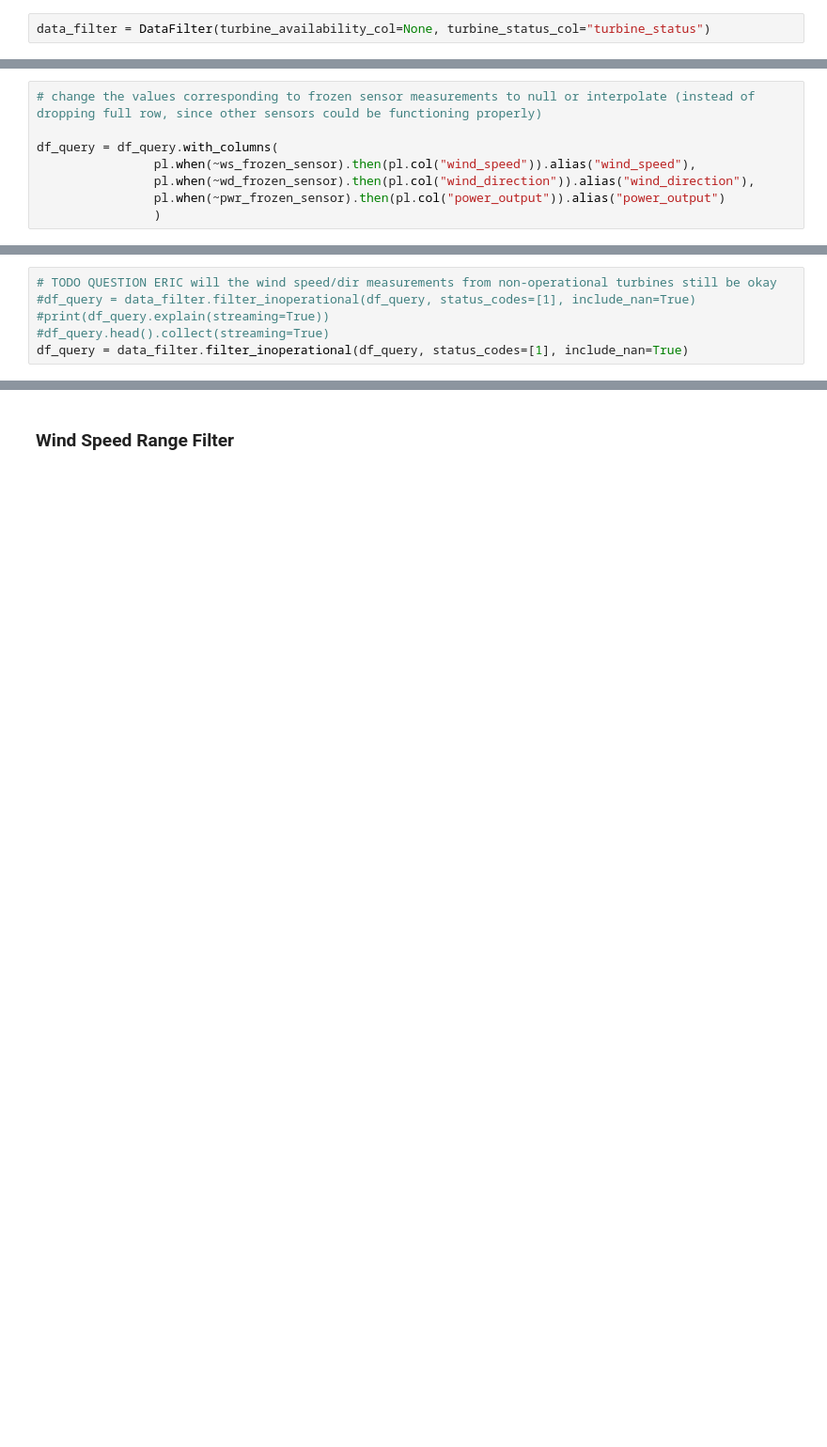
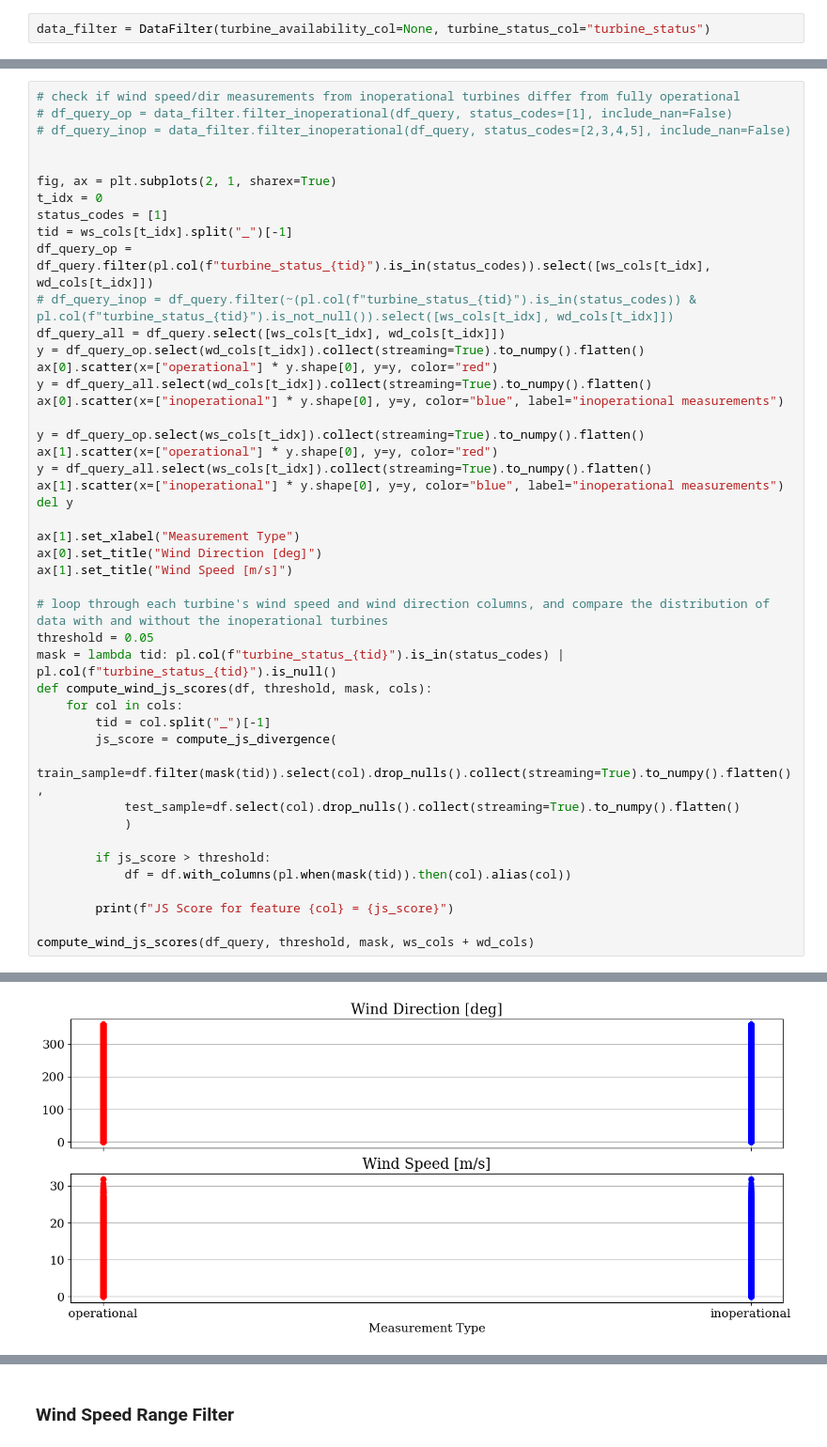
Before and after one commit to achenry/wind-forecasting, a Jupyter notebook: wind_forecasting/preprocessing/preprocessing_main.ipynb, the cells around one changed output, grey strips where cells are left out. Shown at 94% size. Saved outputs shown, nothing was run; the diff lists cells and outputs as text; blank space fills up the shorter version.

```diff
--- a/wind_forecasting/preprocessing/preprocessing_main.ipynb
+++ b/wind_forecasting/preprocessing/preprocessing_main.ipynb
@@ -158,8 +235,0 @@ if PLOT:
-# %%
-# change the values corresponding to frozen sensor measurements to null or interpolate (instead of dropping full row, since other sensors could be functioning properly)
-
-df_query = df_query.with_columns(
-                pl.when(~ws_frozen_sensor).then(pl.col("wind_speed")).alias("wind_speed"),
-                pl.when(~wd_frozen_sensor).then(pl.col("wind_direction")).alias("wind_direction"),
-                pl.when(~pwr_frozen_sensor).then(pl.col("power_output")).alias("power_output")
-                )
@@ -178,6 +237,0 @@ print(df_query.collect(streaming=True).shape)
-# %%
-# TODO QUESTION ERIC will the wind speed/dir measurements from non-operational turbines still be okay
-#df_query = data_filter.filter_inoperational(df_query, status_codes=[1], include_nan=True)
-#print(df_query.explain(streaming=True))
-#df_query.head().collect(streaming=True)
-df_query = data_filter.filter_inoperational(df_query, status_codes=[1], include_nan=True)
@@ -185,0 +238,46 @@ print(df_query.collect(streaming=True).shape)
+# %%
+# check if wind speed/dir measurements from inoperational turbines differ from fully operational
+# df_query_op = data_filter.filter_inoperational(df_query, status_codes=[1], include_nan=False)
+# df_query_inop = data_filter.filter_inoperational(df_query, status_codes=[2,3,4,5], include_nan=False)
+
+
+fig, ax = plt.subplots(2, 1, sharex=True)
+t_idx = 0
+status_codes = [1]
+tid = ws_cols[t_idx].split("_")[-1]
+df_query_op = df_query.filter(pl.col(f"turbine_status_{tid}").is_in(status_codes)).select([ws_cols[t_idx], wd_cols[t_idx]])
+# df_query_inop = df_query.filter(~(pl.col(f"turbine_status_{tid}").is_in(status_codes)) & pl.col(f"turbine_status_{tid}").is_not_null()).select([ws_cols[t_idx], wd_cols[t_idx]])
+df_query_all = df_query.select([ws_cols[t_idx], wd_cols[t_idx]])
+y = df_query_op.select(wd_cols[t_idx]).collect(streaming=True).to_numpy().flatten()
+ax[0].scatter(x=["operational"] * y.shape[0], y=y, color="red")
+y = df_query_all.select(wd_cols[t_idx]).collect(streaming=True).to_numpy().flatten()
+ax[0].scatter(x=["inoperational"] * y.shape[0], y=y, color="blue", label="inoperational measurements")
+
+y = df_query_op.select(ws_cols[t_idx]).collect(streaming=True).to_numpy().flatten()
+ax[1].scatter(x=["operational"] * y.shape[0], y=y, color="red")
+y = df_query_all.select(ws_cols[t_idx]).collect(streaming=True).to_numpy().flatten()
+ax[1].scatter(x=["inoperational"] * y.shape[0], y=y, color="blue", label="inoperational measurements")
+del y
+
+ax[1].set_xlabel("Measurement Type")
+ax[0].set_title("Wind Direction [deg]")
+ax[1].set_title("Wind Speed [m/s]")
+
+# loop through each turbine's wind speed and wind direction columns, and compare the distribution of data with and without the inoperational turbines
+threshold = 0.05
+mask = lambda tid: pl.col(f"turbine_status_{tid}").is_in(status_codes) | pl.col(f"turbine_status_{tid}").is_null()
+def compute_wind_js_scores(df, threshold, mask, cols):
+    for col in cols:
+        tid = col.split("_")[-1]
+        js_score = compute_js_divergence(
+            train_sample=df.filter(mask(tid)).select(col).drop_nulls().collect(streaming=True).to_numpy().flatten(),
+            test_sample=df.select(col).drop_nulls().collect(streaming=True).to_numpy().flatten()
+            )
+
+        if js_score > threshold:
+            df = df.with_columns(pl.when(mask(tid)).then(col).alias(col))
+
+        print(f"JS Score for feature {col} = {js_score}")
+
+compute_wind_js_scores(df_query, threshold, mask, ws_cols + wd_cols)
+# %% [output]
@@ -185,0 +290 @@ print(df_query.collect(streaming=True).shape)
+[figure, added]
```
Also changed, not shown: parts of 57 cells of this notebook, 3 other files.
